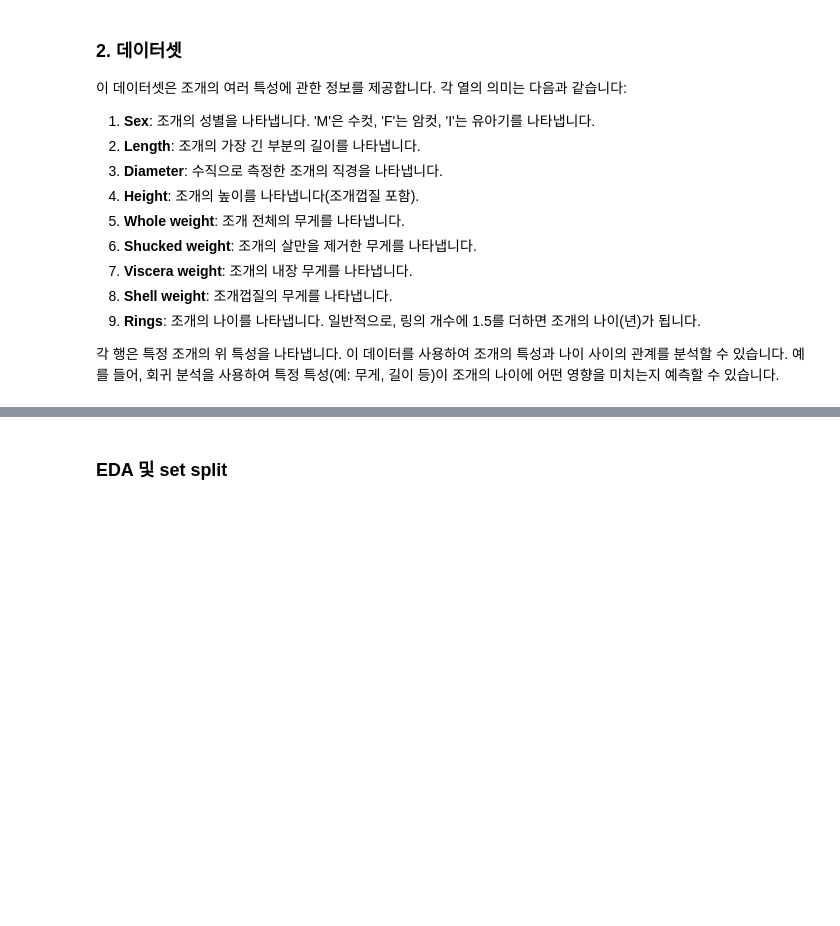
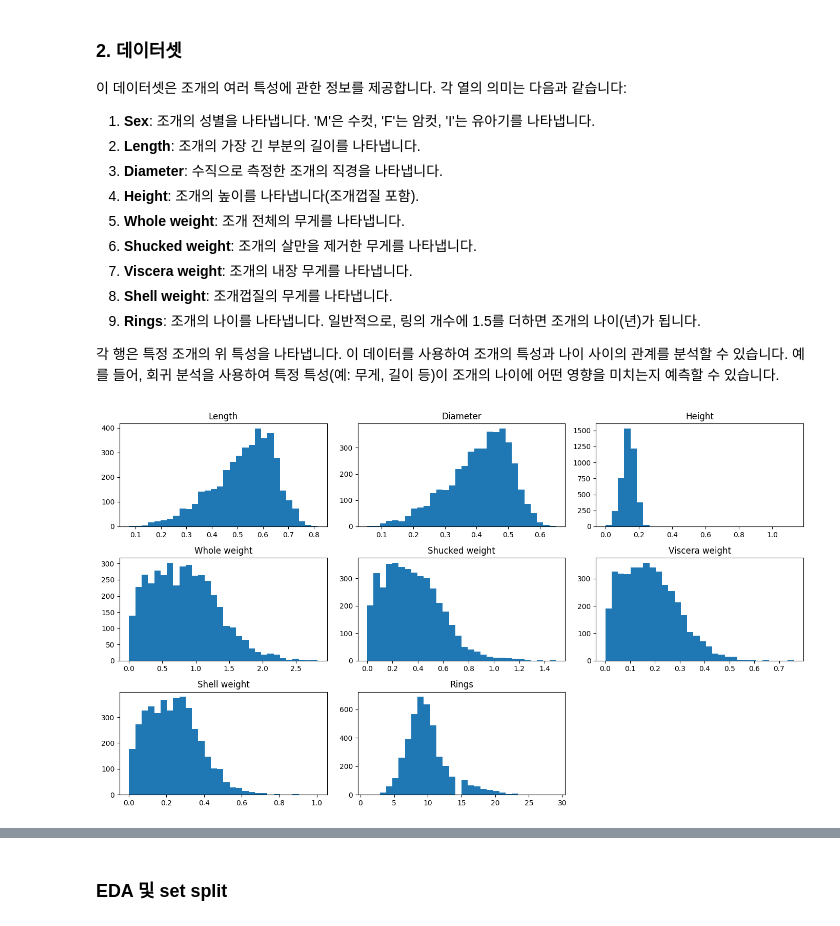
Before and after one commit to KHP95/AIB_TP1, a Jupyter notebook: regression_1.ipynb, the cells around one changed output, grey strips where cells are left out. Drawn from its saved outputs; the diff is of its cells as text; code cells hidden in the pictures; blank space fills up the shorter version.

```diff
--- a/regression_1.ipynb
+++ b/regression_1.ipynb
@@ -34,3 +34,19 @@ import matplotlib.pyplot as plt
 from sklearn.linear_model import Lasso
 # %%
 data_reg = pd.read_csv('./csv/Regression_data.csv')
+# %%
+def hist(column):
+    plt.hist(column, bins=50)
+    plt.title(f'{column.name} hist')
+    plt.show()
+
+data_reg.select_dtypes(include=[float, int]).hist(bins=30, figsize=(14,8), grid=False)
+plt.tight_layout()
+plt.show()
+# 수치형데이터 분포 확인
+# right skewed : column 4, 5, 6, 7
+# left skewed : column 1, 2
+# outlier 존재 : column 3
+# 타겟 데이터는 약한 right skewed
+# %% [output]
+[figure, added]
```
Also changed, not shown: parts of 14 cells of this notebook.
